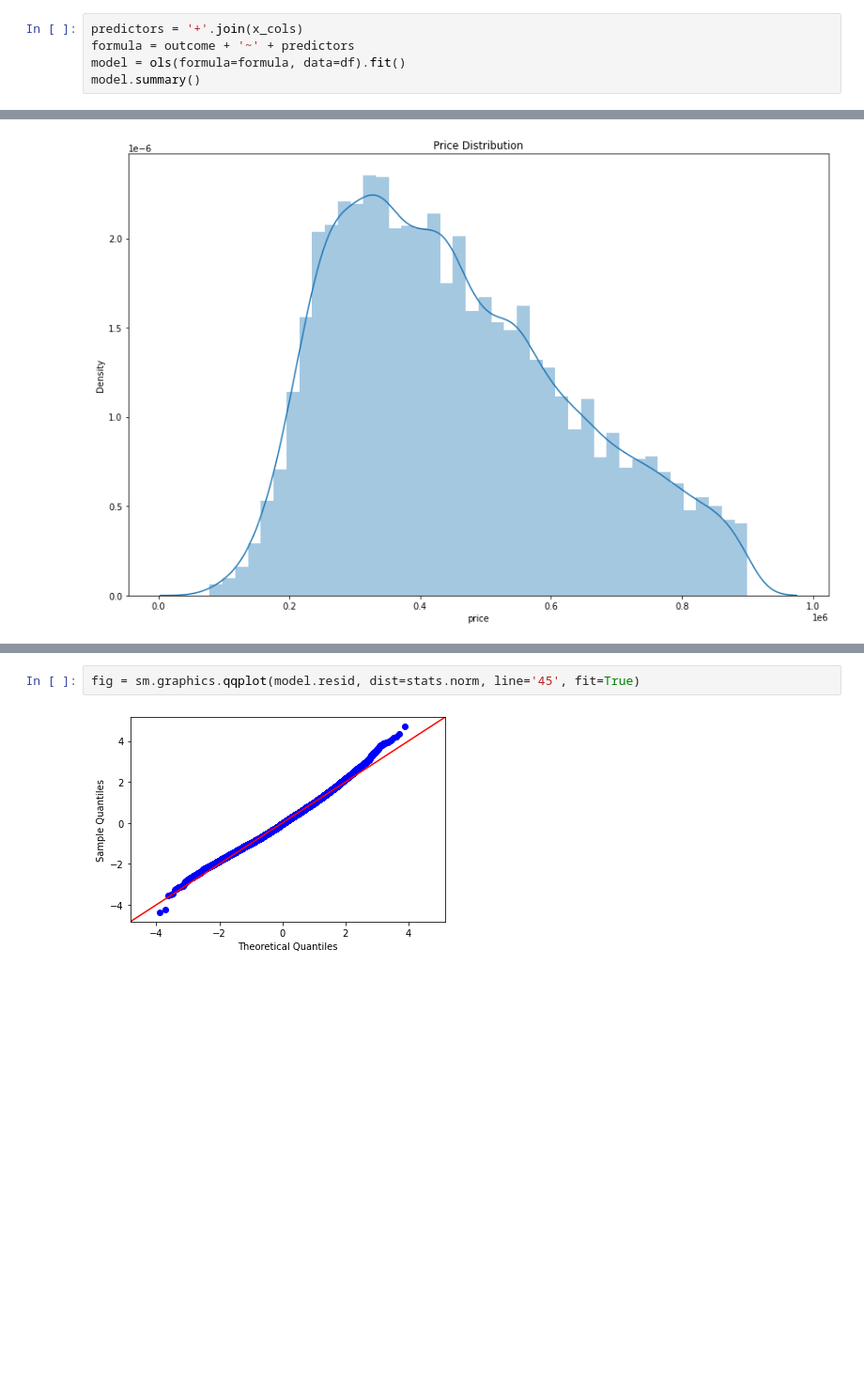
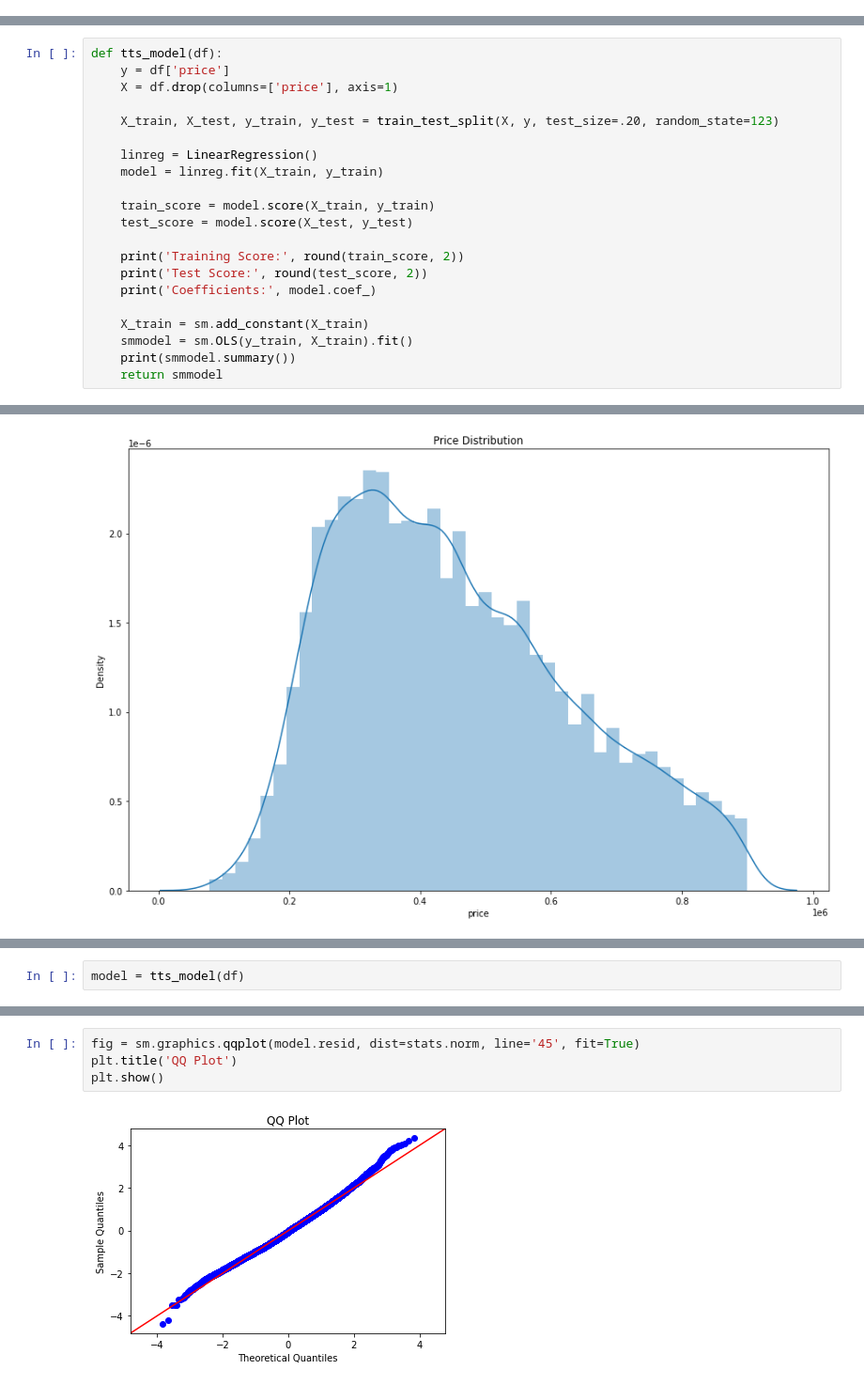
Before and after one commit to justinweible/Housing_Data_Analysis, a Jupyter notebook: new_model.ipynb, the cells around one changed output, grey strips where cells are left out. Shown: that part at 94% size. Drawn from its saved outputs; the diff is of its cells as text; blank space fills up the shorter version.

Commit message:
7.7.21 tweaked model, made function

```diff
--- a/new_model.ipynb
+++ b/new_model.ipynb
@@ -173,5 +147,0 @@ test.head()
-# %%
-predictors = '+'.join(x_cols)
-formula = outcome + '~' + predictors
-model = ols(formula=formula, data=df).fit()
-model.summary()
@@ -207,0 +148,21 @@ strong multicollinearity or other numerical problems.
+# %%
+def tts_model(df):
+    y = df['price']
+    X = df.drop(columns=['price'], axis=1)
+
+    X_train, X_test, y_train, y_test = train_test_split(X, y, test_size=.20, random_state=123)
+
+    linreg = LinearRegression()
+    model = linreg.fit(X_train, y_train)
+
+    train_score = model.score(X_train, y_train)
+    test_score = model.score(X_test, y_test)
+
+    print('Training Score:', round(train_score, 2))
+    print('Test Score:', round(test_score, 2))
+    print('Coefficients:', model.coef_)
+
+    X_train = sm.add_constant(X_train)
+    smmodel = sm.OLS(y_train, X_train).fit()
+    print(smmodel.summary())
+    return smmodel
@@ -286,0 +226,2 @@ strong multicollinearity or other numerical problems.
+# %%
+model = tts_model(df)
@@ -287,4 +246,6 @@ strong multicollinearity or other numerical problems.
 # %%
 fig = sm.graphics.qqplot(model.resid, dist=stats.norm, line='45', fit=True)
+plt.title('QQ Plot')
+plt.show()
 # %% [output]
-[figure, old version]
+[figure, new version]
```
Also changed, not shown: parts of 12 cells of this notebook.
